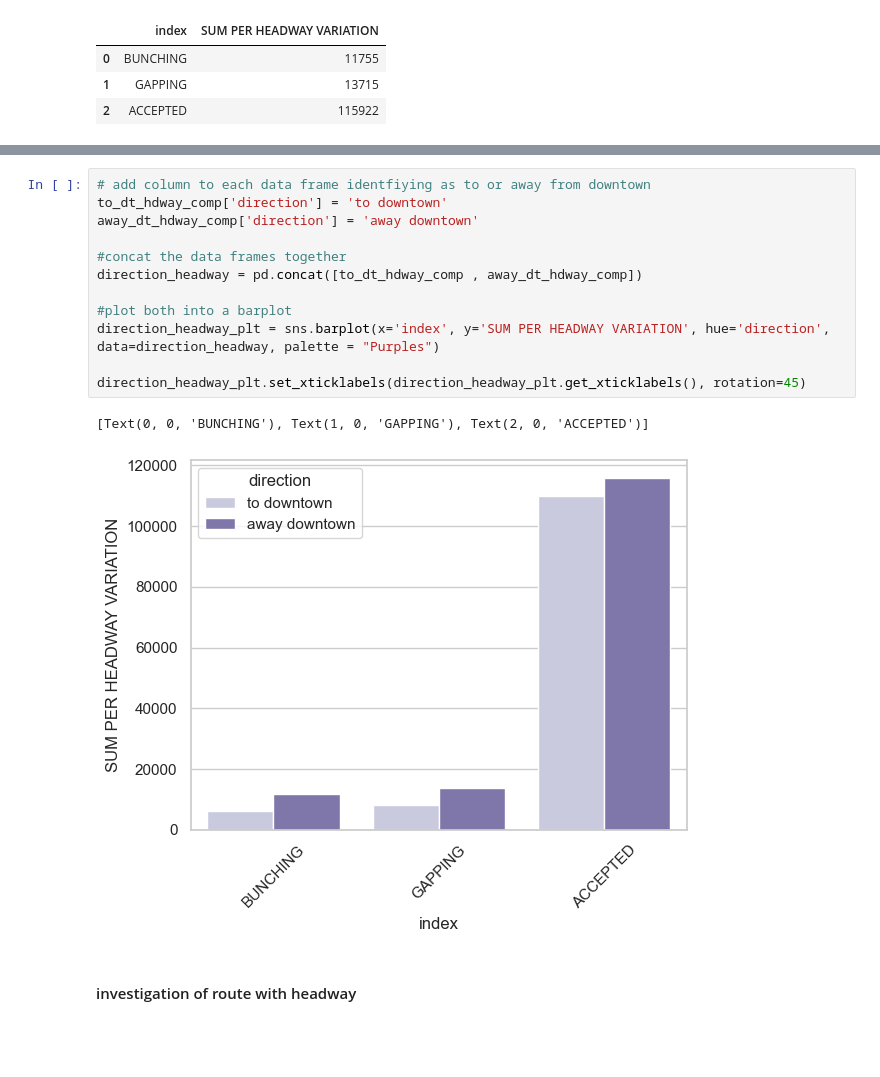
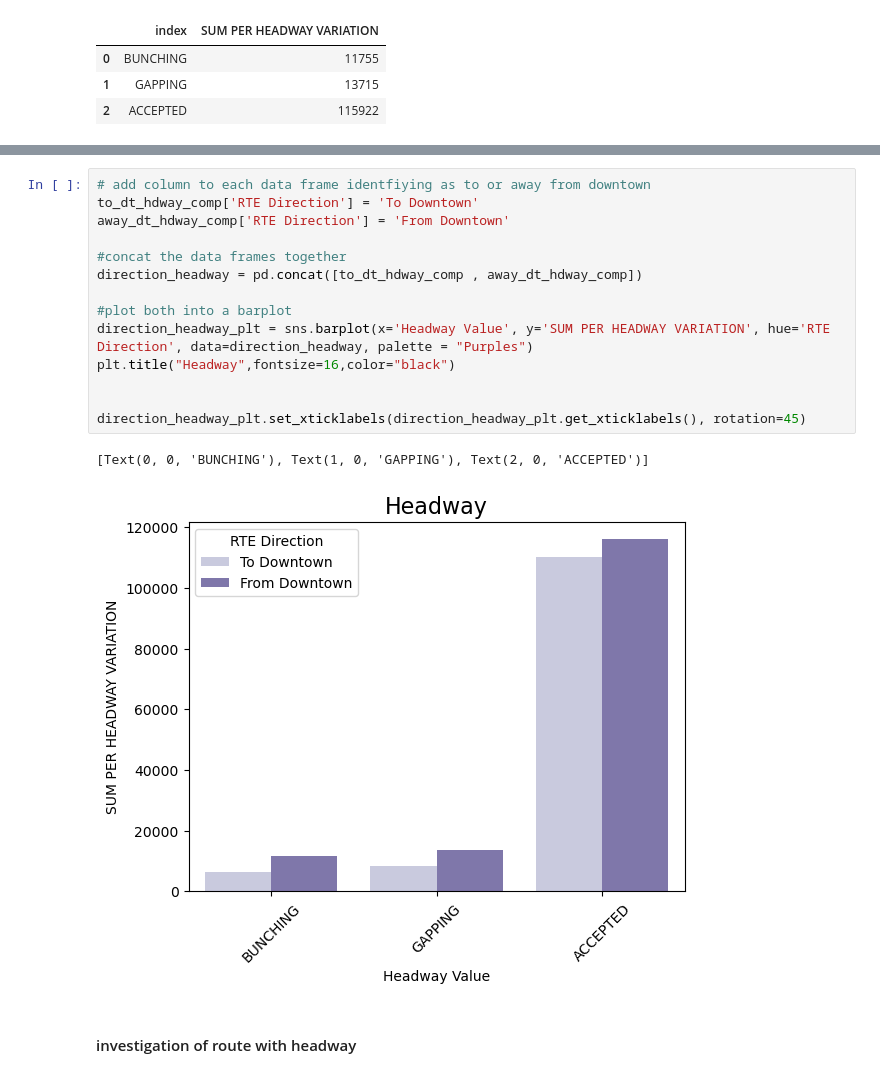
Before and after one commit to NSS-Data-Analytics-Cohort-11/wego-raiders, a Jupyter notebook: notebooks/Wego Project.ipynb, the cells around one changed output, grey strips where cells are left out. Cells and saved outputs as stored; diff of their text form; blank space fills up the shorter version.

Commit message:
more visualization work

```diff
--- a/notebooks/Wego Project.ipynb
+++ b/notebooks/Wego Project.ipynb
@@ -1113,18 +1503,20 @@ away_dt_hdway_comp
 # %%
 # add column to each data frame identfiying as to or away from downtown
-to_dt_hdway_comp['direction'] = 'to downtown'
-away_dt_hdway_comp['direction'] = 'away downtown'
+to_dt_hdway_comp['RTE Direction'] = 'To Downtown'
+away_dt_hdway_comp['RTE Direction'] = 'From Downtown'
 
 #concat the data frames together
 direction_headway = pd.concat([to_dt_hdway_comp , away_dt_hdway_comp])
 
 #plot both into a barplot
-direction_headway_plt = sns.barplot(x='index', y='SUM PER HEADWAY VARIATION', hue='direction', data=direction_headway, palette = "Purples")
+direction_headway_plt = sns.barplot(x='Headway Value', y='SUM PER HEADWAY VARIATION', hue='RTE Direction', data=direction_headway, palette = "Purples")
+plt.title("Headway",fontsize=16,color="black")
+
 
 direction_headway_plt.set_xticklabels(direction_headway_plt.get_xticklabels(), rotation=45)
 # %% [output]
 [Text(0, 0, 'BUNCHING'), Text(1, 0, 'GAPPING'), Text(2, 0, 'ACCEPTED')]
-[figure, old version]
+[figure, new version]
 # %% [markdown]
 #### investigation of route with headway
 # %%
```
Also changed, not shown: parts of 81 cells of this notebook.
